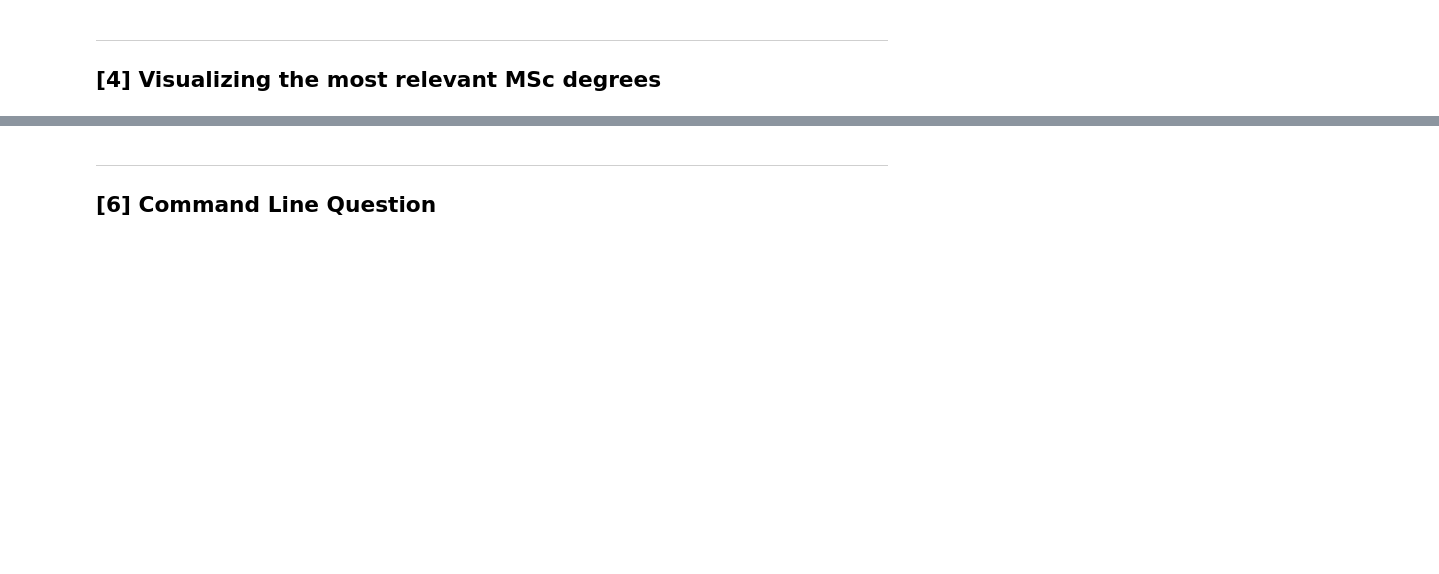
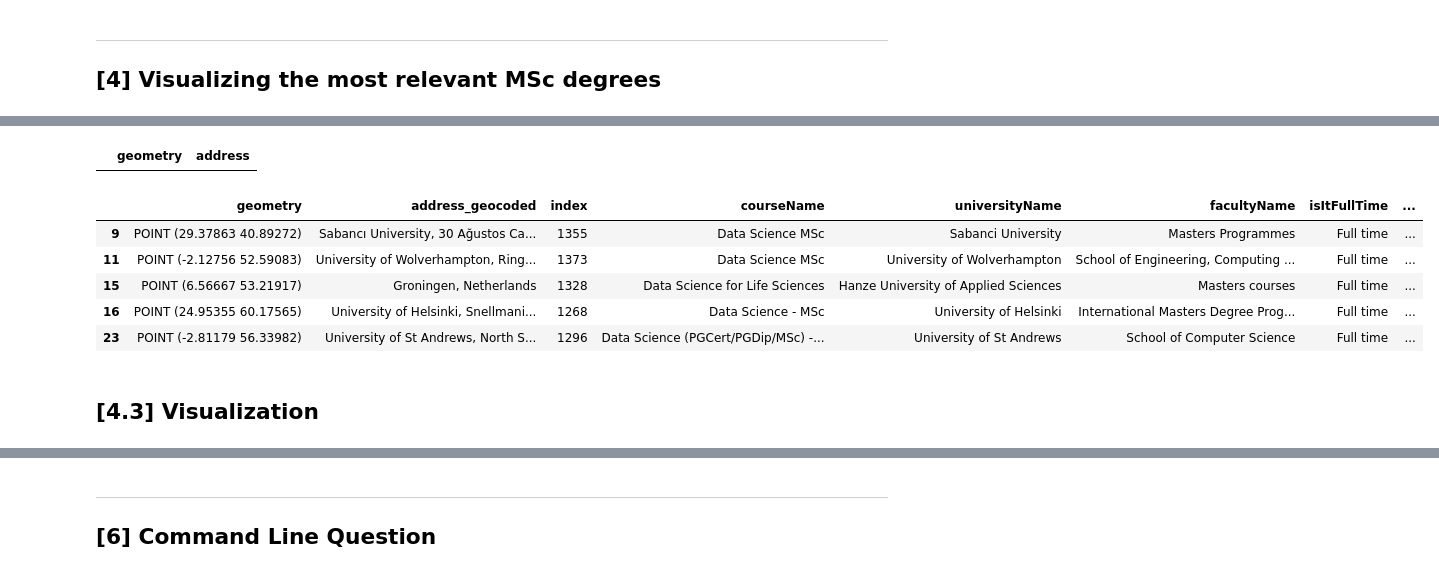
Before and after one commit to lauraaconcari/ADM_HW3, a Jupyter notebook: main.ipynb, the cells around one changed output, grey strips where cells are left out. Saved outputs shown, nothing was run; the diff lists cells and outputs as text; code cells hidden in the pictures; blank space fills up the shorter version.

Commit message:
Append RQ1 & RQ4 to the main notebook

```diff
--- a/main.ipynb
+++ b/main.ipynb
@@ -7,0 +82,18 @@
+# %%
+results = []   # Define a list to save parsed data from each link
+
+# Specify the path to the parent directory containing all folders (containing saved HTML files)
+parent_directory = 'The path to the directory'
+
+# Iterate over each folder in the parent directory
+for folder_name in os.listdir(parent_directory):
+    folder_path = os.path.join(parent_directory, folder_name)
+
+    # Check if the current item is a directory
+    if os.path.isdir(folder_path):
+        os.chdir(folder_path)   # Change directory to each of 400 folders
+
+        # Iterate through each file in the folder to scrape the data with the extract_msc_page function
+        for file_name in os.listdir(folder_path):
+            result_msc = extract_msc_page(file_name)   # Please refer to each function's docstring for comprehensive details on how they work.
+            results.append(result_msc)   # Append the scraped data to the predefined list
@@ -425,0 +549,4 @@ In the end, looking at the course names at first glance I would say that the sco
+# %%
+query_result = pd.read_csv('df_result/df_results.csv')
+query_result = query_result.loc[query_result['feesEUR'].notna()]   # Dropping the rows with null fee values
+query_result.head()
@@ -425,0 +562,4 @@ In the end, looking at the course names at first glance I would say that the sco
+# %%
+# Concat values of 'universityName', 'city', and 'country' columns (containing address data) into a new column to pass to the geocoder
+query_result['address'] = query_result[['universityName', 'city', 'country']].apply(lambda row: ','.join(map(str, row)), axis=1)
+query_result.head()
@@ -425,0 +578,7 @@ In the end, looking at the course names at first glance I would say that the sco
+# %%
+# For encoding geo-information data, we used geopandas which supports geocoding with geopy library.
+# Geopy supports different geocoding service providers. At first, we used Nominatim (OpenStreetMap ), but returned Nan values for several addresses.
+# Then, we tried OpenCage which perfectly geocoded all the addresses. To use this service, we signed up for an API key which allows 2500 geocoding requests per day.
+geocoded_addresses = gpd.tools.geocode(query_result["address"], provider="opencage", api_key="4da63ae7c3534cfea8aa41c69b3c9c8c", user_agent="SSP", timeout=20)
+geocoded_addresses.head()
+# The result is a GeoDataFrame that contains the original address column and a 'geometry' column containing Shapely Point objects.
@@ -425,0 +592,17 @@ In the end, looking at the course names at first glance I would say that the sco
+# %%
+# Ckeck if there are any null values in the geocoded 'address' column
+geocoded_addresses.loc[geocoded_addresses['address'].isna()]   # OK
+# %% [output]
+|  | geometry | address |
+# %%
+# Since the number of rows as well as their order are the same, we can simply join geocoded_addresses to our query_result dataframe.
+query_geocoded = geocoded_addresses.join(query_result, lsuffix='_geocoded', rsuffix='_res')
+query_geocoded.head()
+# The output of this step is a geodataframe containing the latitude and longitude for each MSc course.
+# %% [output]
+|  | geometry | address_geocoded | index | courseName | universityName | facultyName | isItFullTime | ... |
+| 9 | POINT (29.37863 40.89272) | Sabancı University, 30 Ağustos Ca... | 1355 | Data Science MSc | Sabanci University | Masters Programmes | Full time | ... |
+| 11 | POINT (-2.12756 52.59083) | University of Wolverhampton, Ring... | 1373 | Data Science MSc | University of Wolverhampton | School of Engineering, Computing ... | Full time | ... |
+| 15 | POINT (6.56667 53.21917) | Groningen, Netherlands | 1328 | Data Science for Life Sciences | Hanze University of Applied Sciences | Masters courses | Full time | ... |
+| 16 | POINT (24.95355 60.17565) | University of Helsinki, Snellmani... | 1268 | Data Science - MSc | University of Helsinki | International Masters Degree Prog... | Full time | ... |
+| 23 | POINT (-2.81179 56.33982) | University of St Andrews, North S... | 1296 | Data Science (PGCert/PGDip/MSc) -... | University of St Andrews | School of Computer Science | Full time | ... |
@@ -425,0 +632,2 @@ In the end, looking at the course names at first glance I would say that the sco
+# %% [markdown]
+## [4.3] Visualization
```
Also changed, not shown: parts of 32 cells of this notebook.
